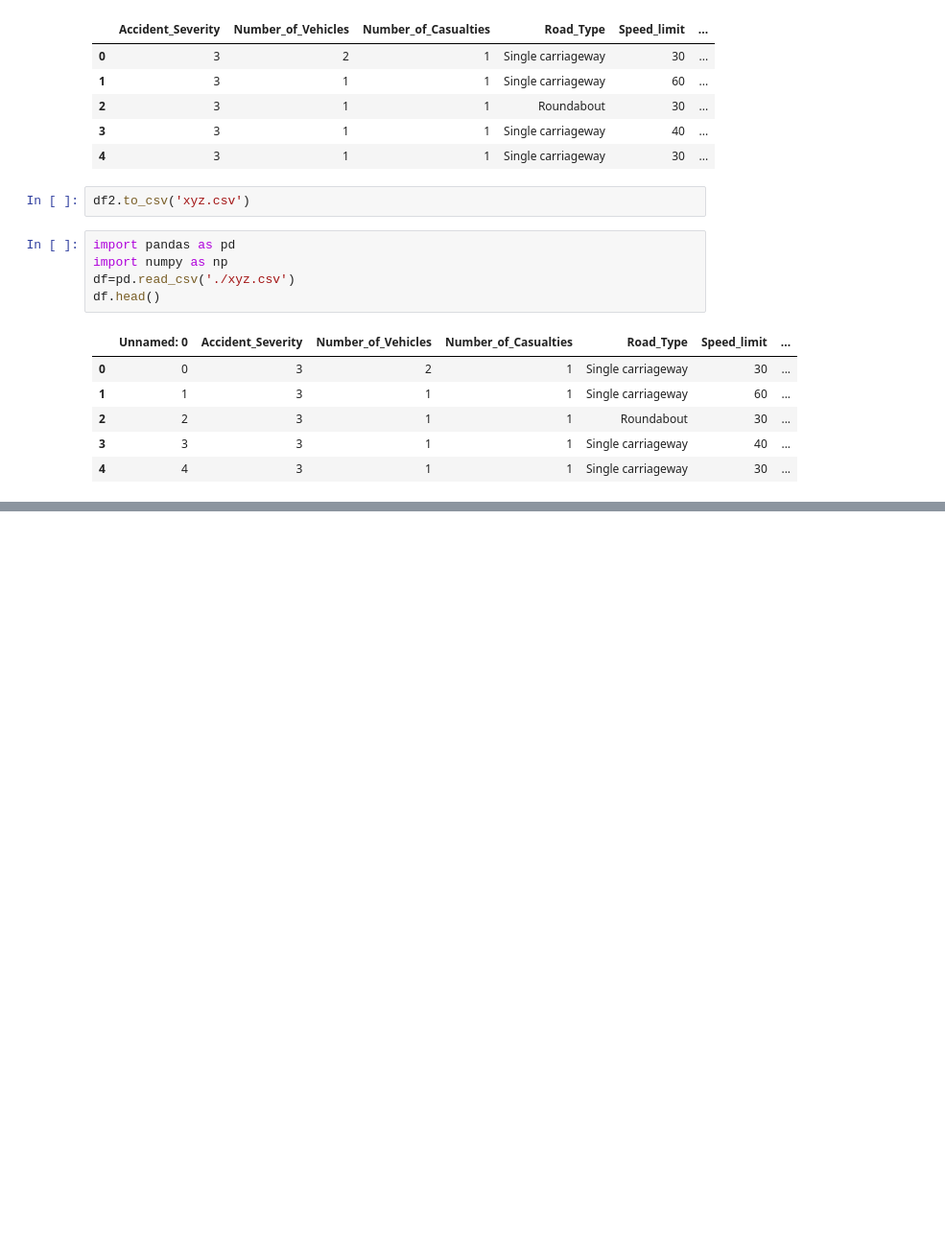
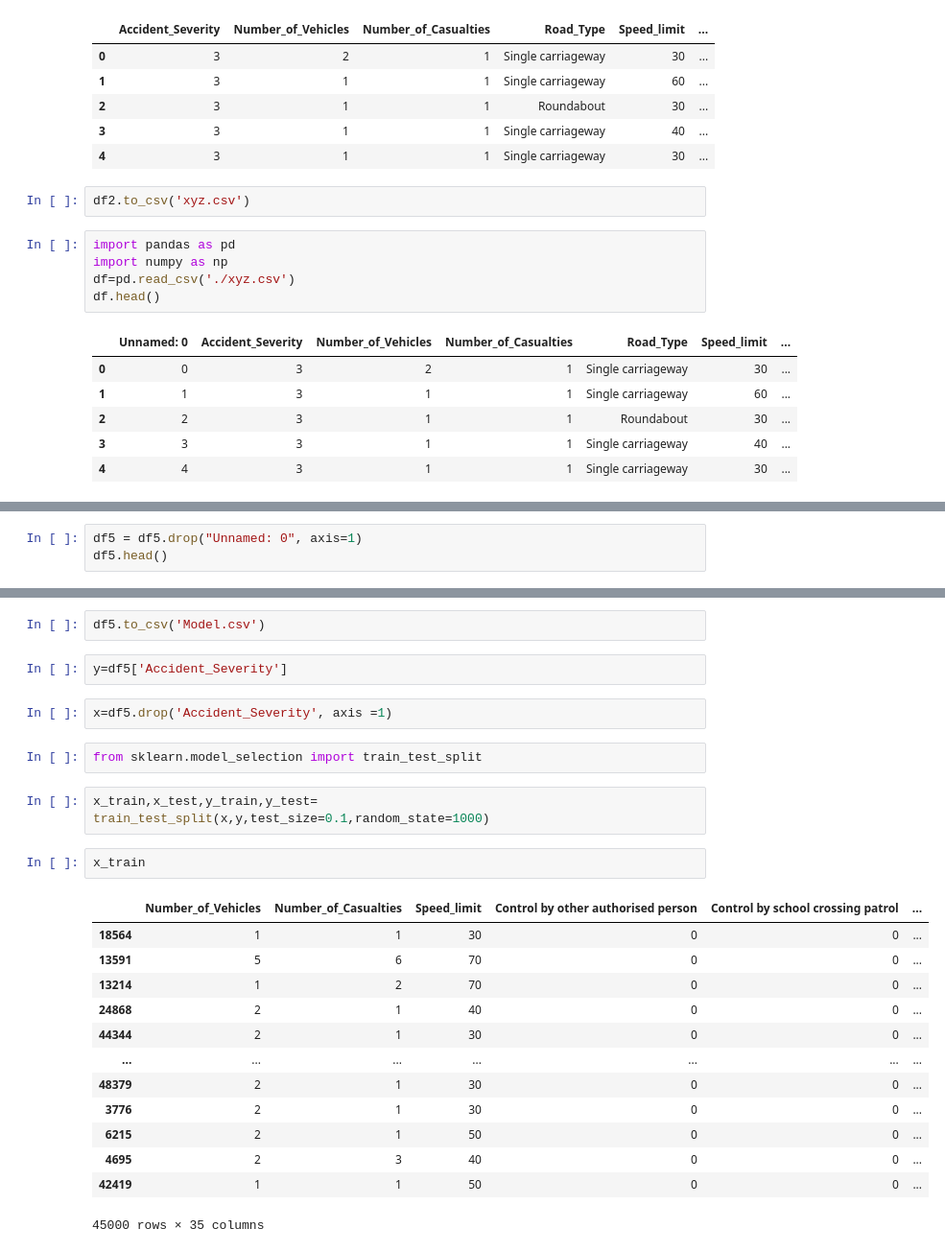
Before and after one commit to sakshams23/BUG-DISTORTERS, a Jupyter notebook: Untitled7.ipynb, the cells around one changed output, grey strips where cells are left out. Shown at 96% size. Cells and saved outputs as stored; diff of their text form; blank space fills up the shorter version.

```diff
--- a/Untitled7.ipynb
+++ b/Untitled7.ipynb
@@ -235,0 +334,3 @@ df.head()
+# %%
+df5 = df5.drop("Unnamed: 0", axis=1)
+df5.head()
@@ -235,0 +345,26 @@ df.head()
+# %%
+df5.to_csv('Model.csv')
+# %%
+y=df5['Accident_Severity']
+# %%
+x=df5.drop('Accident_Severity', axis =1)
+# %%
+from sklearn.model_selection import train_test_split
+# %%
+x_train,x_test,y_train,y_test= train_test_split(x,y,test_size=0.1,random_state=1000)
+# %%
+x_train
+# %% [output]
+|  | Number_of_Vehicles | Number_of_Casualties | Speed_limit | Control by other authorised person | Control by school crossing patrol | ... |
+| 18564 | 1 | 1 | 30 | 0 | 0 | ... |
+| 13591 | 5 | 6 | 70 | 0 | 0 | ... |
+| 13214 | 1 | 2 | 70 | 0 | 0 | ... |
+| 24868 | 2 | 1 | 40 | 0 | 0 | ... |
+| 44344 | 2 | 1 | 30 | 0 | 0 | ... |
+| ... | ... | ... | ... | ... | ... | ... |
+| 48379 | 2 | 1 | 30 | 0 | 0 | ... |
+| 3776 | 2 | 1 | 30 | 0 | 0 | ... |
+| 6215 | 2 | 1 | 50 | 0 | 0 | ... |
+| 4695 | 2 | 3 | 40 | 0 | 0 | ... |
+| 42419 | 1 | 1 | 50 | 0 | 0 | ... |
+45000 rows × 35 columns
```
Also changed, not shown: parts of 21 cells of this notebook.
